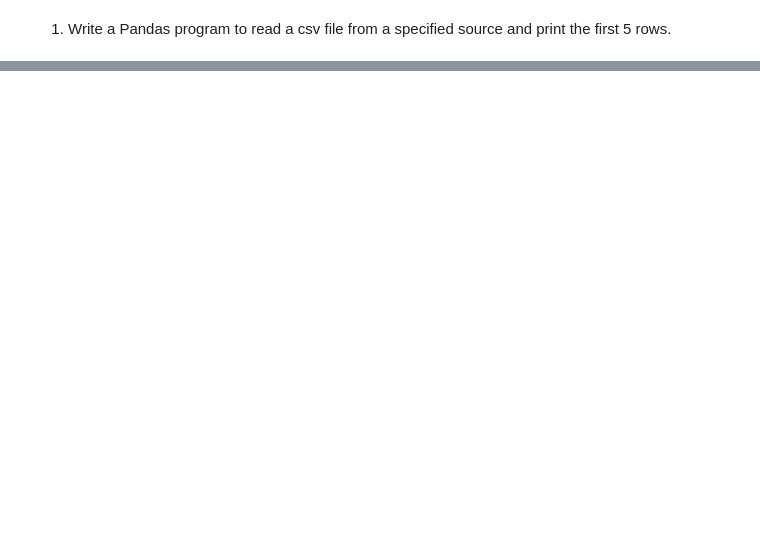
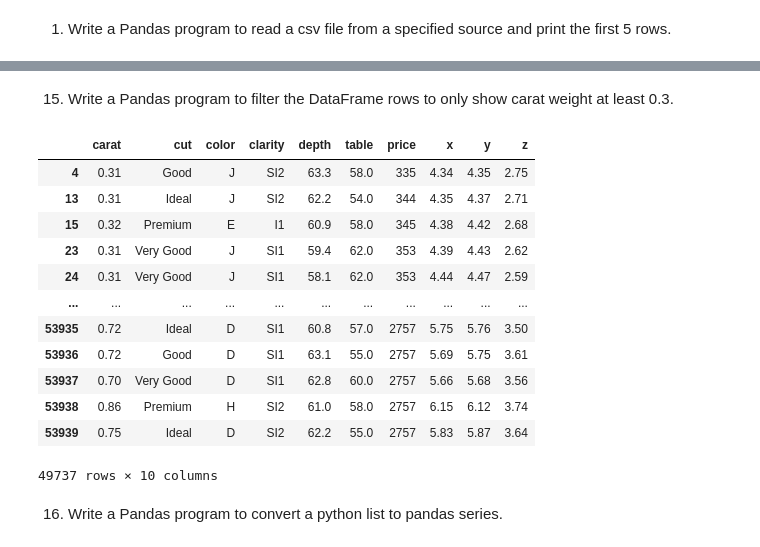
Before and after one commit to odinicc/Data-Practice, a Jupyter notebook: 23 Pandas Practise/Dimonds.ipynb, the cells around one changed output, grey strips where cells are left out. Cells and saved outputs as stored; diff of their text form; code cells hidden in the pictures; blank space fills up the shorter version.

```diff
--- a/23 Pandas Practise/Dimonds.ipynb
+++ b/23 Pandas Practise/Dimonds.ipynb
@@ -20,0 +168,20 @@ diamonds
+# %% [markdown]
+15. Write a Pandas program to filter the DataFrame rows to only show carat weight at least 0.3.
+# %%
+diamonds.query('carat > 0.3')
+# %% [output]
+|  | carat | cut | color | clarity | depth | table | price | x | y | z |
+| 4 | 0.31 | Good | J | SI2 | 63.3 | 58.0 | 335 | 4.34 | 4.35 | 2.75 |
+| 13 | 0.31 | Ideal | J | SI2 | 62.2 | 54.0 | 344 | 4.35 | 4.37 | 2.71 |
+| 15 | 0.32 | Premium | E | I1 | 60.9 | 58.0 | 345 | 4.38 | 4.42 | 2.68 |
+| 23 | 0.31 | Very Good | J | SI1 | 59.4 | 62.0 | 353 | 4.39 | 4.43 | 2.62 |
+| 24 | 0.31 | Very Good | J | SI1 | 58.1 | 62.0 | 353 | 4.44 | 4.47 | 2.59 |
+| ... | ... | ... | ... | ... | ... | ... | ... | ... | ... | ... |
+| 53935 | 0.72 | Ideal | D | SI1 | 60.8 | 57.0 | 2757 | 5.75 | 5.76 | 3.50 |
+| 53936 | 0.72 | Good | D | SI1 | 63.1 | 55.0 | 2757 | 5.69 | 5.75 | 3.61 |
+| 53937 | 0.70 | Very Good | D | SI1 | 62.8 | 60.0 | 2757 | 5.66 | 5.68 | 3.56 |
+| 53938 | 0.86 | Premium | H | SI2 | 61.0 | 58.0 | 2757 | 6.15 | 6.12 | 3.74 |
+| 53939 | 0.75 | Ideal | D | SI2 | 62.2 | 55.0 | 2757 | 5.83 | 5.87 | 3.64 |
+49737 rows × 10 columns
+# %% [markdown]
+16. Write a Pandas program to convert a python list to pandas series.
```
Also changed, not shown: parts of 37 cells of this notebook.
